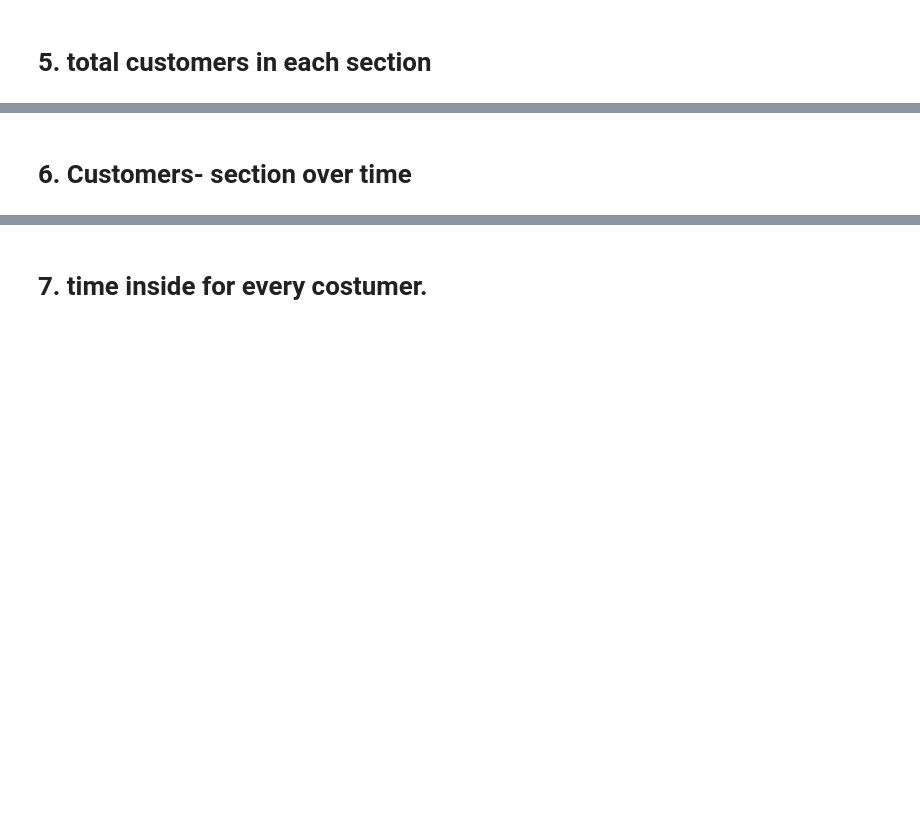
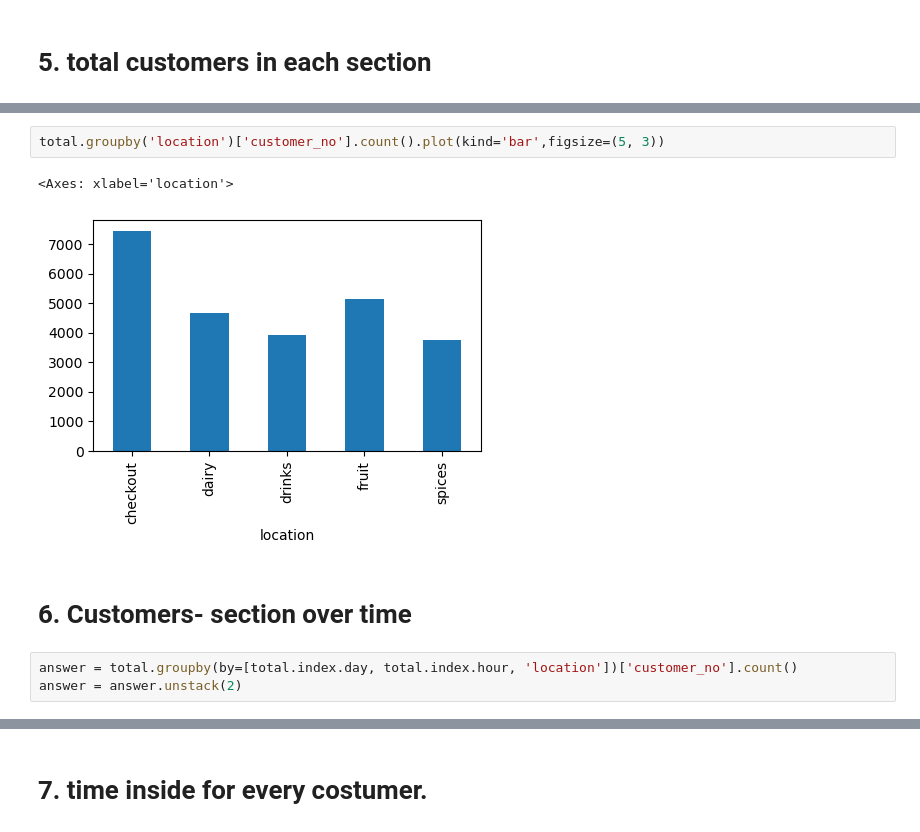
Before and after one commit to radu-bors/SupSim, a Jupyter notebook: day_1.ipynb, the cells around one changed output, grey strips where cells are left out. Cells and saved outputs as stored; diff of their text form; blank space fills up the shorter version.

```diff
--- a/day_1.ipynb
+++ b/day_1.ipynb
@@ -39,2 +185,10 @@ monday
+# %%
+total.groupby('location')['customer_no'].count().plot(kind='bar',figsize=(5, 3))
+# %% [output]
+<Axes: xlabel='location'>
+[figure, added]
 # %% [markdown]
 # 6. Customers- section over time
+# %%
+answer = total.groupby(by=[total.index.day, total.index.hour, 'location'])['customer_no'].count()
+answer = answer.unstack(2)
```
Also changed, not shown: parts of 27 cells of this notebook, 2 other files.
